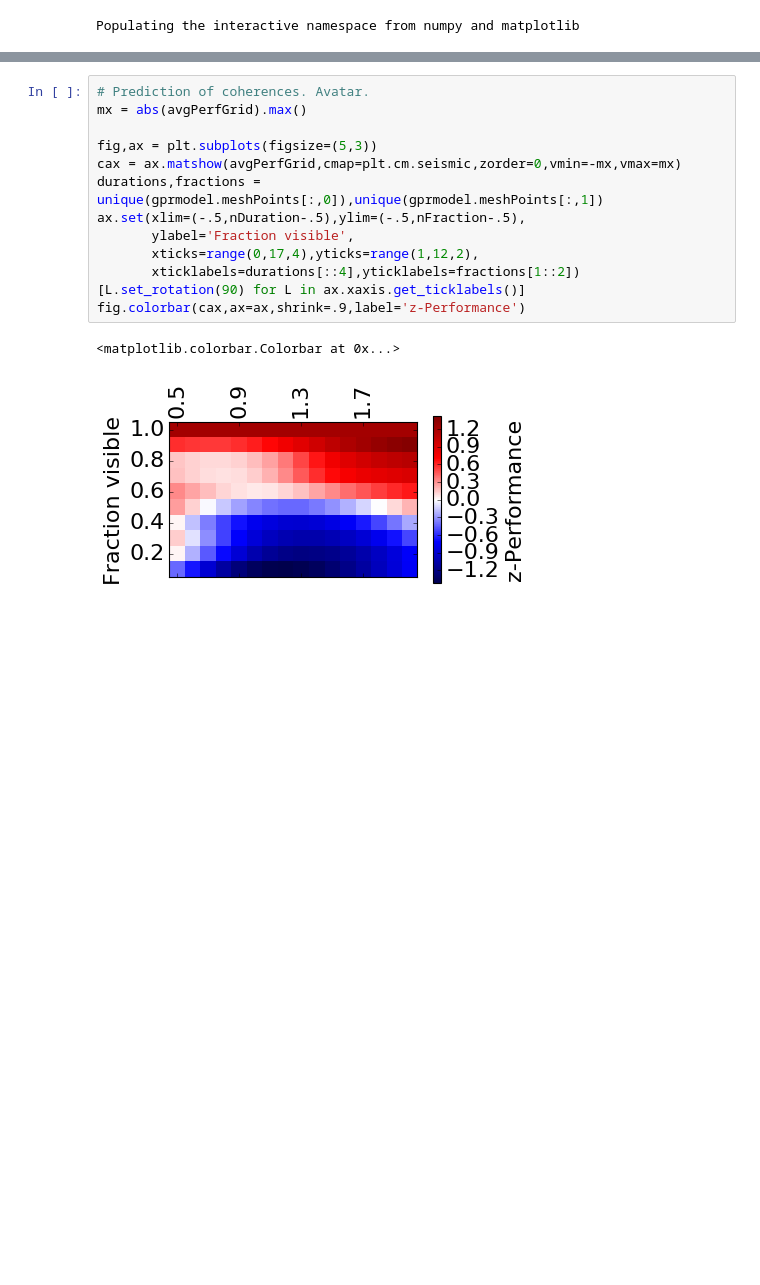
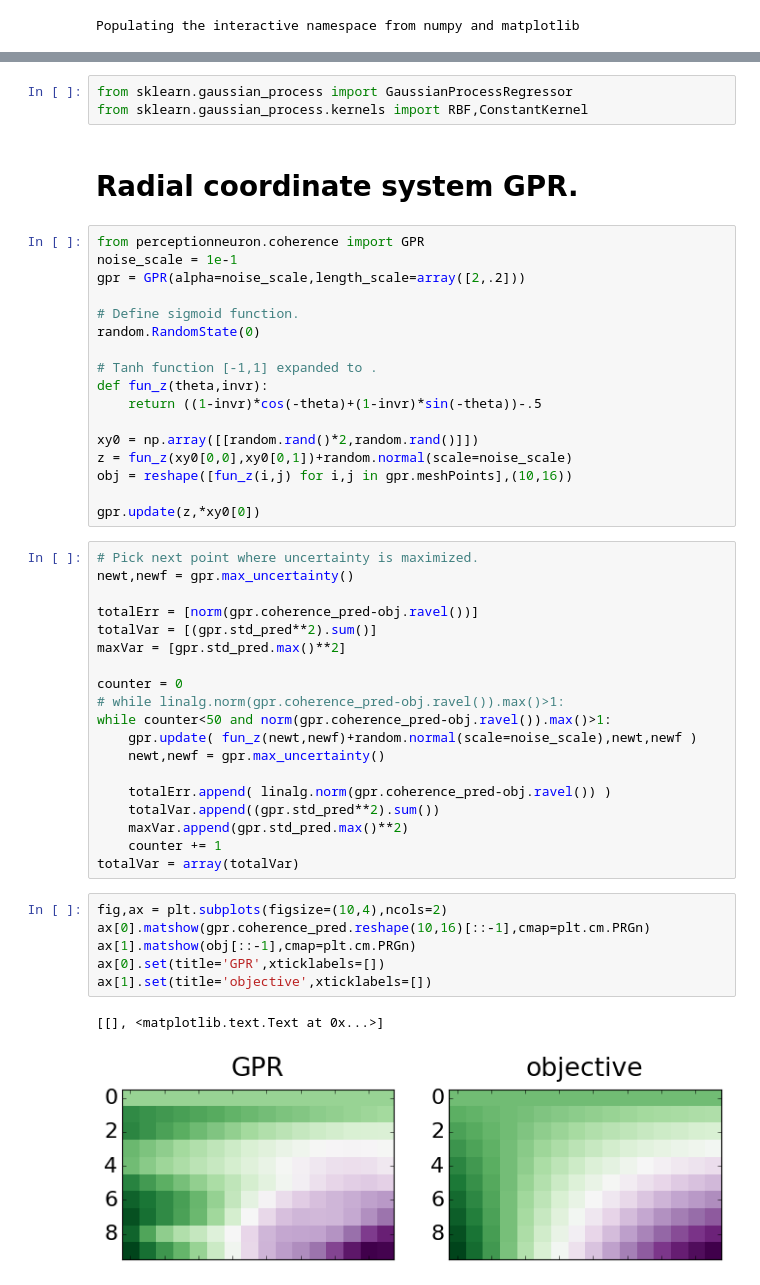
Before and after one commit to eltrompetero/perception_neuron, a Jupyter notebook: gpr_on_data.ipynb, the cells around one changed output, grey strips where cells are left out. Saved outputs shown, nothing was run; the diff lists cells and outputs as text; blank space fills up the shorter version.

```diff
--- a/gpr_on_data.ipynb
+++ b/gpr_on_data.ipynb
@@ -292,16 +8,50 @@ fig.colorbar(cax,ax=ax,shrink=.9,label='z-Performance')
-# %%
-# Prediction of coherences. Avatar.
-mx = abs(avgPerfGrid).max()
-
-fig,ax = plt.subplots(figsize=(5,3))
-cax = ax.matshow(avgPerfGrid,cmap=plt.cm.seismic,zorder=0,vmin=-mx,vmax=mx)
-durations,fractions = unique(gprmodel.meshPoints[:,0]),unique(gprmodel.meshPoints[:,1])
-ax.set(xlim=(-.5,nDuration-.5),ylim=(-.5,nFraction-.5),
-       ylabel='Fraction visible',
-       xticks=range(0,17,4),yticks=range(1,12,2),
-       xticklabels=durations[::4],yticklabels=fractions[1::2])
-[L.set_rotation(90) for L in ax.xaxis.get_ticklabels()]
-fig.colorbar(cax,ax=ax,shrink=.9,label='z-Performance')
-# %% [output]
-<matplotlib.colorbar.Colorbar at 0x...>
-[figure, removed]
+# %%
+from sklearn.gaussian_process import GaussianProcessRegressor
+from sklearn.gaussian_process.kernels import RBF,ConstantKernel
+# %% [markdown]
+# Radial coordinate system GPR.
+# %%
+from perceptionneuron.coherence import GPR
+noise_scale = 1e-1
+gpr = GPR(alpha=noise_scale,length_scale=array([2,.2]))
+
+# Define sigmoid function.
+random.RandomState(0)
+
+# Tanh function [-1,1] expanded to .
+def fun_z(theta,invr):
+    return ((1-invr)*cos(-theta)+(1-invr)*sin(-theta))-.5
+
+xy0 = np.array([[random.rand()*2,random.rand()]])
+z = fun_z(xy0[0,0],xy0[0,1])+random.normal(scale=noise_scale)
+obj = reshape([fun_z(i,j) for i,j in gpr.meshPoints],(10,16))
+
+gpr.update(z,*xy0[0])
+# %%
+# Pick next point where uncertainty is maximized.
+newt,newf = gpr.max_uncertainty()
+
+totalErr = [norm(gpr.coherence_pred-obj.ravel())]
+totalVar = [(gpr.std_pred**2).sum()]
+maxVar = [gpr.std_pred.max()**2]
+
+counter = 0
+# while linalg.norm(gpr.coherence_pred-obj.ravel()).max()>1:
+while counter<50 and norm(gpr.coherence_pred-obj.ravel()).max()>1:
+    gpr.update( fun_z(newt,newf)+random.normal(scale=noise_scale),newt,newf )
+    newt,newf = gpr.max_uncertainty()
+
+    totalErr.append( linalg.norm(gpr.coherence_pred-obj.ravel()) )
+    totalVar.append((gpr.std_pred**2).sum())
+    maxVar.append(gpr.std_pred.max()**2)
+    counter += 1
+totalVar = array(totalVar)
+# %%
+fig,ax = plt.subplots(figsize=(10,4),ncols=2)
+ax[0].matshow(gpr.coherence_pred.reshape(10,16)[::-1],cmap=plt.cm.PRGn)
+ax[1].matshow(obj[::-1],cmap=plt.cm.PRGn)
+ax[0].set(title='GPR',xticklabels=[])
+ax[1].set(title='objective',xticklabels=[])
+# %% [output]
+[[], <matplotlib.text.Text at 0x...>]
+[figure, added]
```
Also changed, not shown: parts of 29 cells of this notebook, 2 other files.
